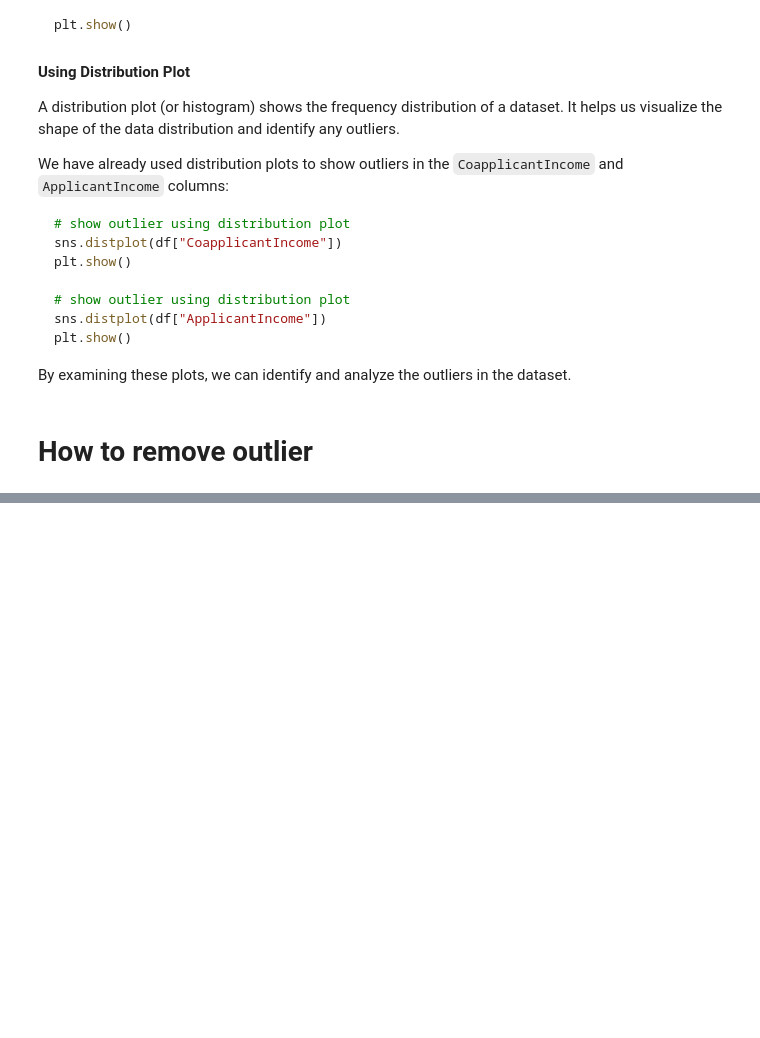
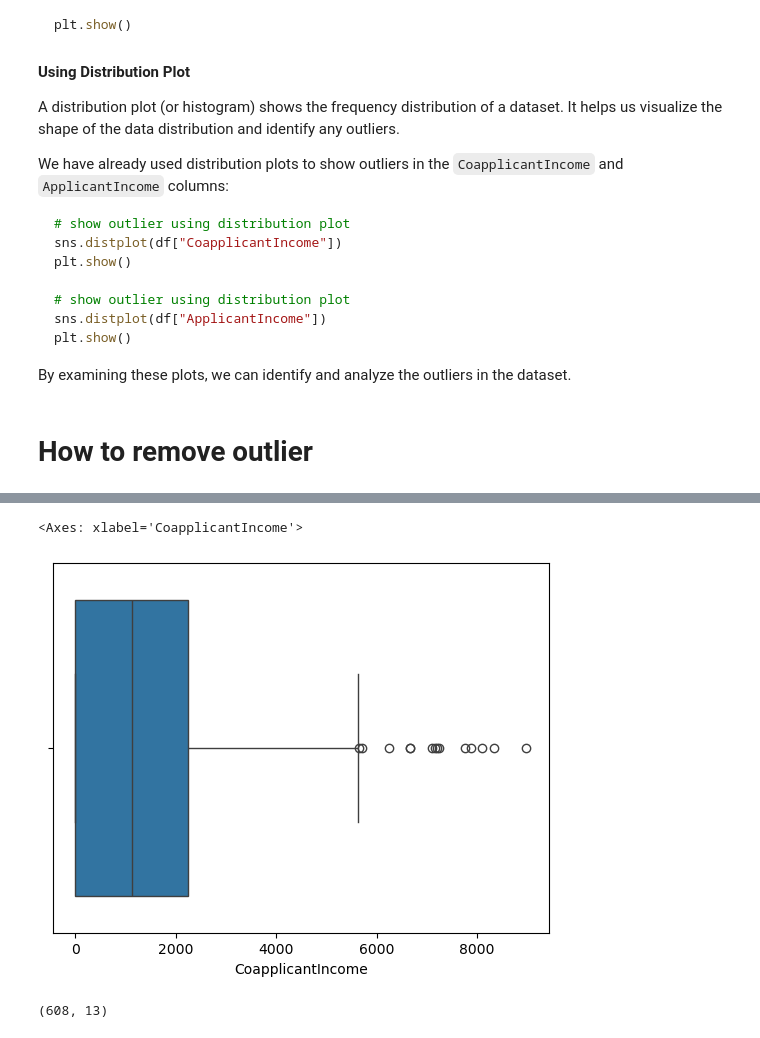
Before and after one commit to ruddropust/ML-Learn, a Jupyter notebook: WSCubeTech/outlier.ipynb, the cells around one changed output, grey strips where cells are left out. Saved outputs shown, nothing was run; the diff lists cells and outputs as text; code cells hidden in the pictures; blank space fills up the shorter version.

```diff
--- a/WSCubeTech/outlier.ipynb
+++ b/WSCubeTech/outlier.ipynb
@@ -151,0 +391,9 @@ By examining these plots, we can identify and analyze the outliers in the datase
+# %%
+sns.boxplot(x="CoapplicantIncome",data=new_ds)
+# %% [output]
+<Axes: xlabel='CoapplicantIncome'>
+[figure, added]
+# %%
+new_ds.shape
+# %% [output]
+(608, 13)
```
Also changed, not shown: parts of 22 cells of this notebook.
